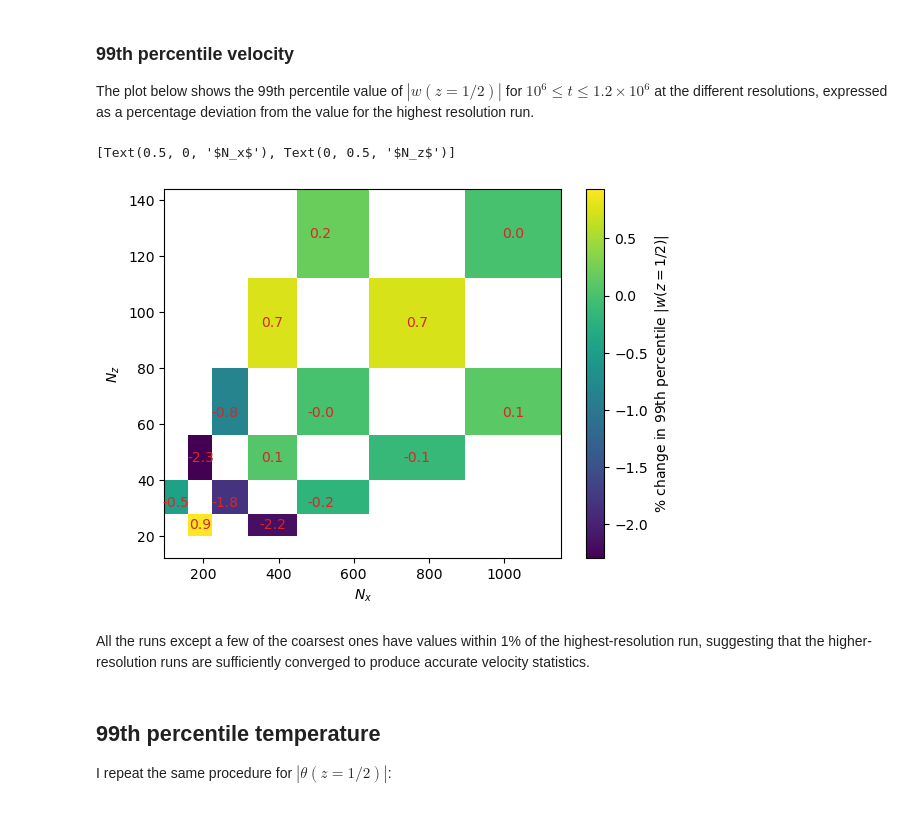
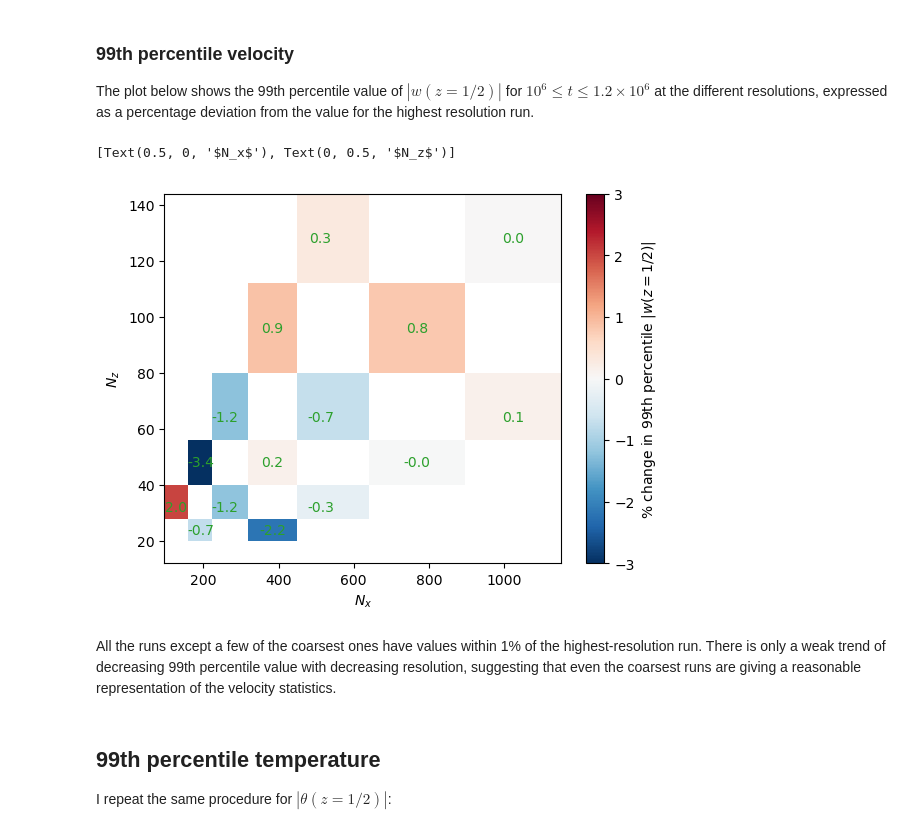
Before and after one commit to tschanzer/honours-project, a Jupyter notebook: notebooks/resolution_tests_newinit.ipynb, the cells around one changed output. Drawn from its saved outputs; the diff is of its cells as text; code cells hidden in the pictures.

Commit message:
Update resolution tests with regridding

```diff
--- a/notebooks/resolution_tests_newinit.ipynb
+++ b/notebooks/resolution_tests_newinit.ipynb
@@ -304,6 +317,10 @@ The choice of initial condition has successfully ensured that all runs (except 1
 ### 99th percentile velocity
 The plot below shows the 99th percentile value of $|w(z=1/2)|$ for $10^6 \leq t \leq 1.2 \times 10^6$ at the different resolutions, expressed as a percentage deviation from the value for the highest resolution run.
 # %%
+coarsest = xr.open_dataset(
+    '../data/restest_newinit_128_16/restest_newinit_128_16_s1.nc')
+coarsest = coarsest.isel(t=((coarsest.t >= 1e6) & (coarsest.t <= 1.2e6)))
+
 def w_99(nx, nz):
     files = glob.glob(
         f'../data/restest_newinit_{nx:d}_{nz:d}'
@@ -311,8 +328,15 @@ def w_99(nx, nz):
     if len(files) == 0:
         return np.nan
     data = xr.open_mfdataset(files)
-    w_sample = data.w[(data.t >= 1e6) & (data.t <= 1.2e6)].interp(z=0.5)
-    return np.abs(w_sample).chunk(dict(t=-1)).quantile(0.99)
+
+    # interpolate w onto the mid-plane
+    w_mid = data.w[(data.t >= 1e6) & (data.t <= 1.2e6)].interp(z=0.5)
+
+    # coarse-grain in x and t
+    regridder = regridding.Regridder2D(w_mid, coarsest, ('x', 't'))
+    w_mid_coarse = regridder(w_mid)
+
+    return np.abs(w_mid_coarse).chunk(dict(t=-1)).quantile(0.99)
 
 nx = [128, 192, 256, 384, 512, 768, 1024]
 nz = [16, 24, 32, 48, 64, 96, 128]
@@ -323,25 +347,26 @@ percentiles = xr.apply_ufunc(w_99, nx, nz, vectorize=True)
 # %%
 fig, ax = plt.subplots()
 deviation = (percentiles.T/percentiles.sel(nx=1024, nz=128) - 1)*1e2
-mesh = ax.pcolormesh(deviation.nx, deviation.nz, deviation)
+mesh = ax.pcolormesh(
+    deviation.nx, deviation.nz, deviation, vmin=-3, vmax=3, cmap='RdBu_r')
 for _nx in nx:
     for _nz in nz:
         value = deviation.sel(nx=_nx, nz=_nz)
         if ~np.isnan(value):
             ax.text(
                 _nx, _nz, f'{value:.1f}',
                 horizontalalignment='center',
                 verticalalignment='center',
-                color='tab:red'
+                color='tab:green'
             )
 fig.colorbar(
     mesh, ax=ax, label='% change in 99th percentile $|w(z=1/2)|$')
 ax.set(xlabel='$N_x$', ylabel='$N_z$')
 # %% [output]
 [Text(0.5, 0, '$N_x$'), Text(0, 0.5, '$N_z$')]
-[figure, old version]
+[figure, new version]
 # %% [markdown]
-All the runs except a few of the coarsest ones have values within 1% of the highest-resolution run, suggesting that the higher-resolution runs are sufficiently converged to produce accurate velocity statistics.
+All the runs except a few of the coarsest ones have values within 1% of the highest-resolution run. There is only a weak trend of decreasing 99th percentile value with decreasing resolution, suggesting that even the coarsest runs are giving a reasonable representation of the velocity statistics.
 # %% [markdown]
 ## 99th percentile temperature
 I repeat the same procedure for $|\theta(z=1/2)|$:
```
Also changed, not shown: parts of 8 cells of this notebook.
